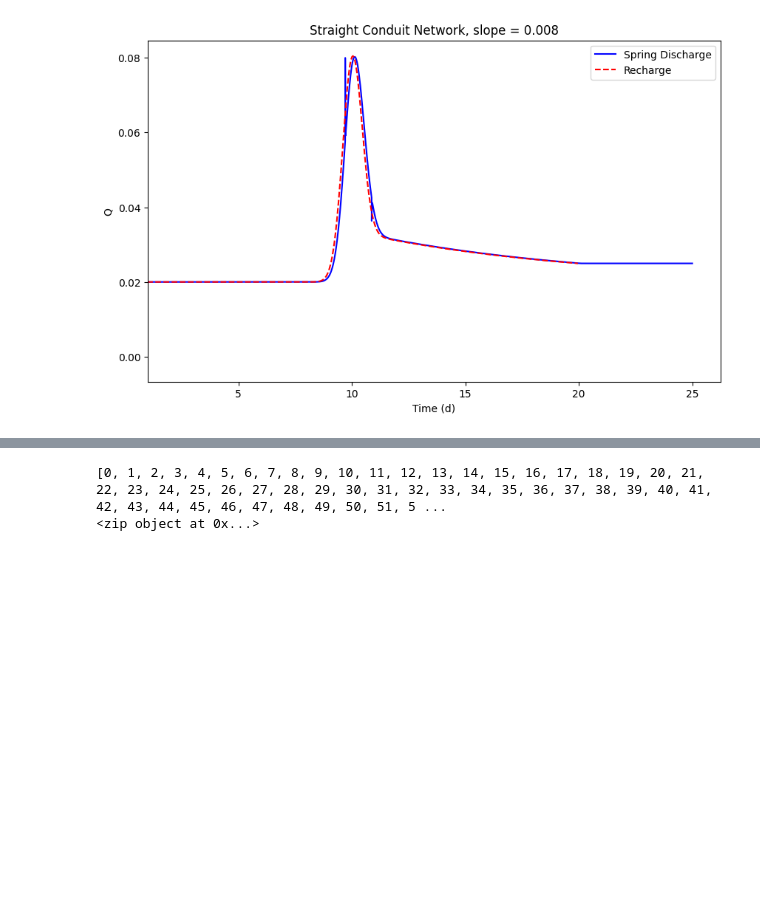
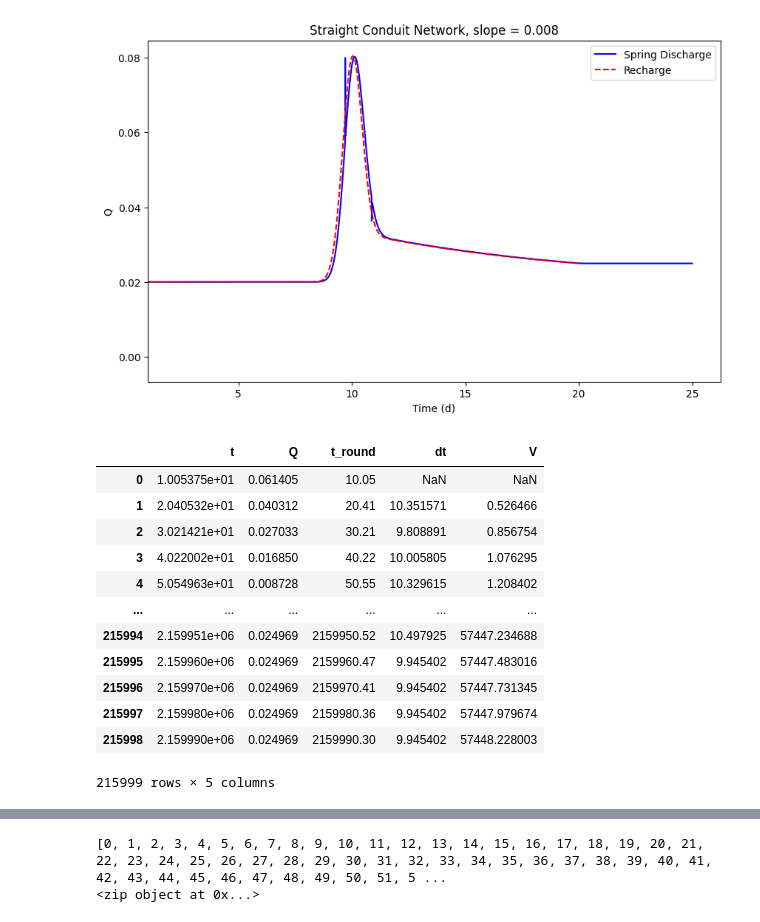
Before and after one commit to jhuang523/UMNBearSpring, a Jupyter notebook: openkarst/steady_state/conduit_geometry_setup.ipynb, the cells around one changed output, grey strips where cells are left out. Drawn from its saved outputs; the diff is of its cells as text; code cells hidden in the pictures; blank space fills up the shorter version.

```diff
--- a/openkarst/steady_state/conduit_geometry_setup.ipynb
+++ b/openkarst/steady_state/conduit_geometry_setup.ipynb
@@ -496,6 +479,22 @@ plt.title("Straight Conduit Network, slope = 0.008")
 # %% [output]
 Text(0.5, 1.0, 'Straight Conduit Network, slope = 0.008')
 [figure]
+# %%
+Q_df2
+# %% [output]
+|  | t | Q | t_round | dt | V |
+| 0 | 1.005375e+01 | 0.061405 | 10.05 | NaN | NaN |
+| 1 | 2.040532e+01 | 0.040312 | 20.41 | 10.351571 | 0.526466 |
+| 2 | 3.021421e+01 | 0.027033 | 30.21 | 9.808891 | 0.856754 |
+| 3 | 4.022002e+01 | 0.016850 | 40.22 | 10.005805 | 1.076295 |
+| 4 | 5.054963e+01 | 0.008728 | 50.55 | 10.329615 | 1.208402 |
+| ... | ... | ... | ... | ... | ... |
+| 215994 | 2.159951e+06 | 0.024969 | 2159950.52 | 10.497925 | 57447.234688 |
+| 215995 | 2.159960e+06 | 0.024969 | 2159960.47 | 9.945402 | 57447.483016 |
+| 215996 | 2.159970e+06 | 0.024969 | 2159970.41 | 9.945402 | 57447.731345 |
+| 215997 | 2.159980e+06 | 0.024969 | 2159980.36 | 9.945402 | 57447.979674 |
+| 215998 | 2.159990e+06 | 0.024969 | 2159990.30 | 9.945402 | 57448.228003 |
+215999 rows × 5 columns
 # %%
 sns.lineplot(Q_df1, x = Q_df1.t/86400, y = 'Q', color = 'blue', label = 'Low Slope')
 sns.lineplot(Q_df2, x = Q_df2.t/86400, y = 'Q', color = 'green', label = 'High Slope')
```
Also changed, not shown: parts of 8 cells of this notebook, 15 other files.
